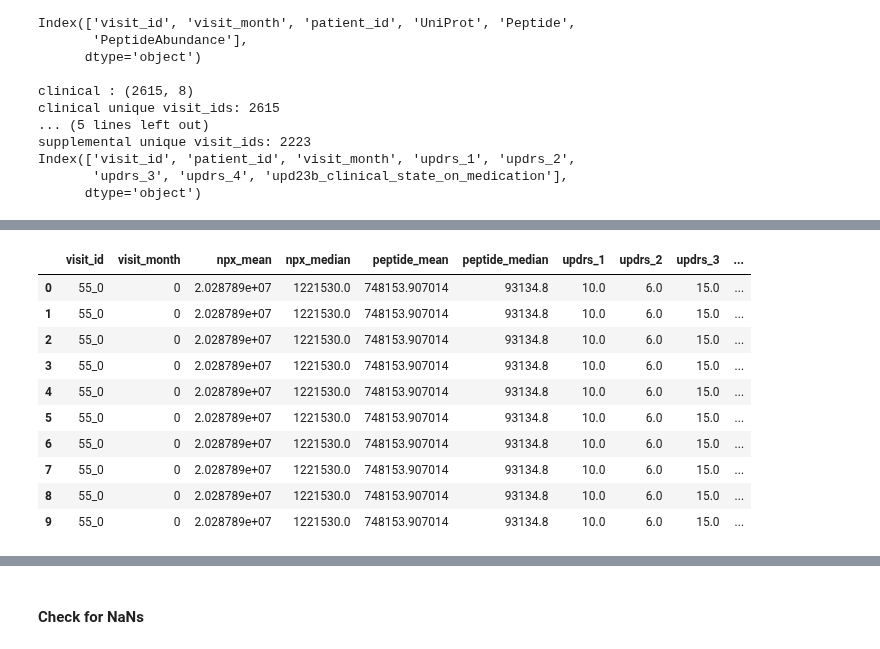
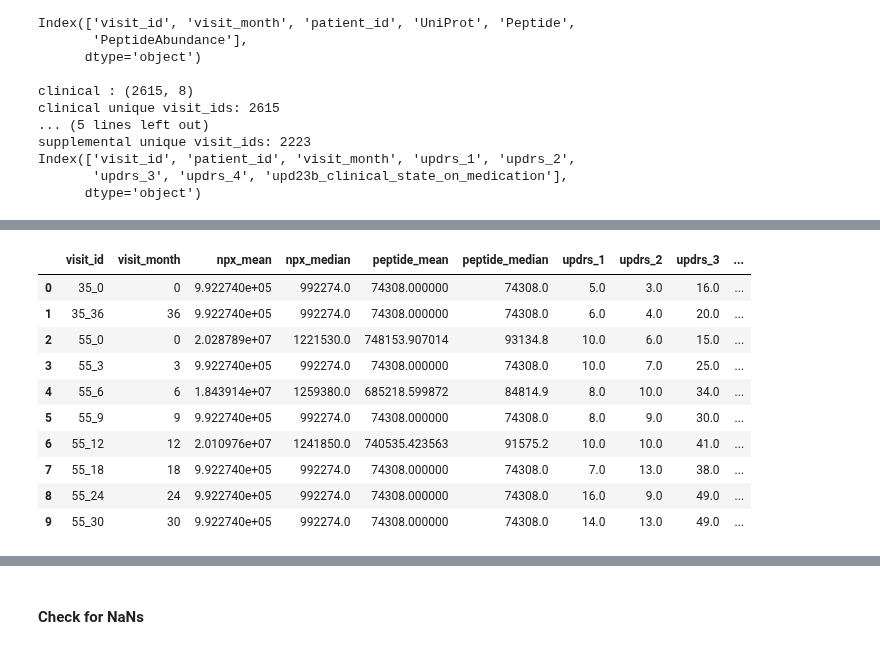
Before and after one commit to sumaniitm/AMP-parkinsons-disease-progression-prediction, a Jupyter notebook: amp-parkinson-s-disease-progression-prediction.ipynb, the cells around one changed output, grey strips where cells are left out. Drawn from its saved outputs; the diff is of its cells as text; code cells hidden in the pictures.

```diff
--- a/amp-parkinson-s-disease-progression-prediction.ipynb
+++ b/amp-parkinson-s-disease-progression-prediction.ipynb
@@ -126,5 +147,6 @@ pro_pep_join.head(5)
 # %%
 full_training_data = pd.merge(pro_pep_join, clinical_data, on=['patient_id','visit_id','visit_month'], how='outer')
+full_training_data = full_training_data.drop(columns=['UniProt','Peptide'])
 
 print(full_training_data.shape)
 print(full_training_data.visit_id.nunique())
@@ -132,5 +154,5 @@ print(full_training_data.visit_id.nunique())
 del pro_pep_join, clinical_data
 gc.collect()
 
-full_training_data.head(5)
+full_training_data.head(10)
 # %% [output]
@@ -145,38 +222,55 @@ full_training_data.head(5)
 # %%
-full_training_data = full_training_data.drop(columns=['UniProt','Peptide','patient_id'])
-
 columns_to_remove_nan_from = ['updrs_1','updrs_2','updrs_3','updrs_4', 'NPX', 'PeptideAbundance']
 
 for i in columns_to_remove_nan_from:
     full_training_data[i].fillna(full_training_data[i].median().round(decimals = 0), inplace=True)
 
-new_features = full_training_data.groupby(['visit_id','visit_month']).agg(npx_mean=('NPX', 'mean'), npx_median=('NPX', 'median')
+new_features = full_training_data.groupby(['patient_id','visit_id','visit_month']).agg(npx_mean=('NPX', 'mean'), npx_median=('NPX', 'median')
                                                                           , peptide_mean=('PeptideAbundance', 'mean'), peptide_median=('PeptideAbundance', 'median')
-                                                          ).reset_index(level=['visit_id','visit_month'])
+                                                          ).reset_index(level=['patient_id','visit_id','visit_month'])
 
-full_training_data = pd.merge(full_training_data, new_features, on=['visit_id','visit_month'], how='inner')
+full_training_data = pd.merge(full_training_data, new_features, on=['patient_id','visit_id','visit_month'], how='inner')
 
 #full_training_data['NPX_standardised'] = (full_training_data['NPX'] - full_training_data['NPX'].mean())/full_training_data['NPX'].std()
 #full_training_data['Pep_standardised'] = (full_training_data['PeptideAbundance'] - full_training_data['PeptideAbundance'].mean())/full_training_data['PeptideAbundance'].std()
 
 #full_training_data = full_training_data.drop(columns=['NPX','PeptideAbundance'])
 full_training_data = full_training_data.drop_duplicates(keep='first')
-full_training_data = full_training_data[['visit_id','visit_month', 'npx_mean','npx_median','peptide_mean'
+full_training_data = full_training_data[['patient_id','visit_id','visit_month', 'npx_mean','npx_median','peptide_mean'
                                          ,'peptide_median','updrs_1','updrs_2','updrs_3','updrs_4']]
 #full_training_data = full_training_data[['visit_id','visit_month','NPX_standardised','Pep_standardised','updrs_1','updrs_2','updrs_3','updrs_4']]
+full_training_data = full_training_data.drop_duplicates()
 
-full_training_data = full_training_data.reset_index()
-full_training_data = full_training_data.drop(columns=['index'])
-full_training_data.head(10)
+
+full_training_data_sorted = full_training_data.sort_values(by=['patient_id','visit_month'],  ascending=True)
+
+full_training_data_sorted['npx_mean_lag'] = full_training_data_sorted.groupby(['patient_id'])['npx_mean'].shift(1)
+full_training_data_sorted['npx_mean_lag'].fillna(0, inplace=True)
+
+full_training_data_sorted['npx_median_lag'] = full_training_data_sorted.groupby(['patient_id'])['npx_median'].shift(1)
+full_training_data_sorted['npx_median_lag'].fillna(0, inplace=True)
+
+full_training_data_sorted['peptide_mean_lag'] = full_training_data_sorted.groupby(['patient_id'])['peptide_mean'].shift(1)
+full_training_data_sorted['peptide_mean_lag'].fillna(0, inplace=True)
+
+full_training_data_sorted['peptide_median_lag'] = full_training_data_sorted.groupby(['patient_id'])['peptide_median'].shift(1)
+full_training_data_sorted['peptide_median_lag'].fillna(0, inplace=True)
+
+full_training_data_sorted = full_training_data_sorted.reset_index()
+full_training_data_sorted = full_training_data_sorted.drop(columns=['patient_id','index'])
+
+del full_training_data
+gc.collect()
+full_training_data_sorted.head(10)
 # %% [output]
 |  | visit_id | visit_month | npx_mean | npx_median | peptide_mean | peptide_median | updrs_1 | updrs_2 | updrs_3 | ... |
-| 0 | 55_0 | 0 | 2.028789e+07 | 1221530.0 | 748153.907014 | 93134.8 | 10.0 | 6.0 | 15.0 | ... |
-| 1 | 55_0 | 0 | 2.028789e+07 | 1221530.0 | 748153.907014 | 93134.8 | 10.0 | 6.0 | 15.0 | ... |
+| 0 | 35_0 | 0 | 9.922740e+05 | 992274.0 | 74308.000000 | 74308.0 | 5.0 | 3.0 | 16.0 | ... |
+| 1 | 35_36 | 36 | 9.922740e+05 | 992274.0 | 74308.000000 | 74308.0 | 6.0 | 4.0 | 20.0 | ... |
 | 2 | 55_0 | 0 | 2.028789e+07 | 1221530.0 | 748153.907014 | 93134.8 | 10.0 | 6.0 | 15.0 | ... |
-| 3 | 55_0 | 0 | 2.028789e+07 | 1221530.0 | 748153.907014 | 93134.8 | 10.0 | 6.0 | 15.0 | ... |
-| 4 | 55_0 | 0 | 2.028789e+07 | 1221530.0 | 748153.907014 | 93134.8 | 10.0 | 6.0 | 15.0 | ... |
-| 5 | 55_0 | 0 | 2.028789e+07 | 1221530.0 | 748153.907014 | 93134.8 | 10.0 | 6.0 | 15.0 | ... |
-| 6 | 55_0 | 0 | 2.028789e+07 | 1221530.0 | 748153.907014 | 93134.8 | 10.0 | 6.0 | 15.0 | ... |
-| 7 | 55_0 | 0 | 2.028789e+07 | 1221530.0 | 748153.907014 | 93134.8 | 10.0 | 6.0 | 15.0 | ... |
-| 8 | 55_0 | 0 | 2.028789e+07 | 1221530.0 | 748153.907014 | 93134.8 | 10.0 | 6.0 | 15.0 | ... |
-| 9 | 55_0 | 0 | 2.028789e+07 | 1221530.0 | 748153.907014 | 93134.8 | 10.0 | 6.0 | 15.0 | ... |
+| 3 | 55_3 | 3 | 9.922740e+05 | 992274.0 | 74308.000000 | 74308.0 | 10.0 | 7.0 | 25.0 | ... |
+| 4 | 55_6 | 6 | 1.843914e+07 | 1259380.0 | 685218.599872 | 84814.9 | 8.0 | 10.0 | 34.0 | ... |
+| 5 | 55_9 | 9 | 9.922740e+05 | 992274.0 | 74308.000000 | 74308.0 | 8.0 | 9.0 | 30.0 | ... |
+| 6 | 55_12 | 12 | 2.010976e+07 | 1241850.0 | 740535.423563 | 91575.2 | 10.0 | 10.0 | 41.0 | ... |
+| 7 | 55_18 | 18 | 9.922740e+05 | 992274.0 | 74308.000000 | 74308.0 | 7.0 | 13.0 | 38.0 | ... |
+| 8 | 55_24 | 24 | 9.922740e+05 | 992274.0 | 74308.000000 | 74308.0 | 16.0 | 9.0 | 49.0 | ... |
+| 9 | 55_30 | 30 | 9.922740e+05 | 992274.0 | 74308.000000 | 74308.0 | 14.0 | 13.0 | 49.0 | ... |
```
Also changed, not shown: parts of 25 cells of this notebook.
